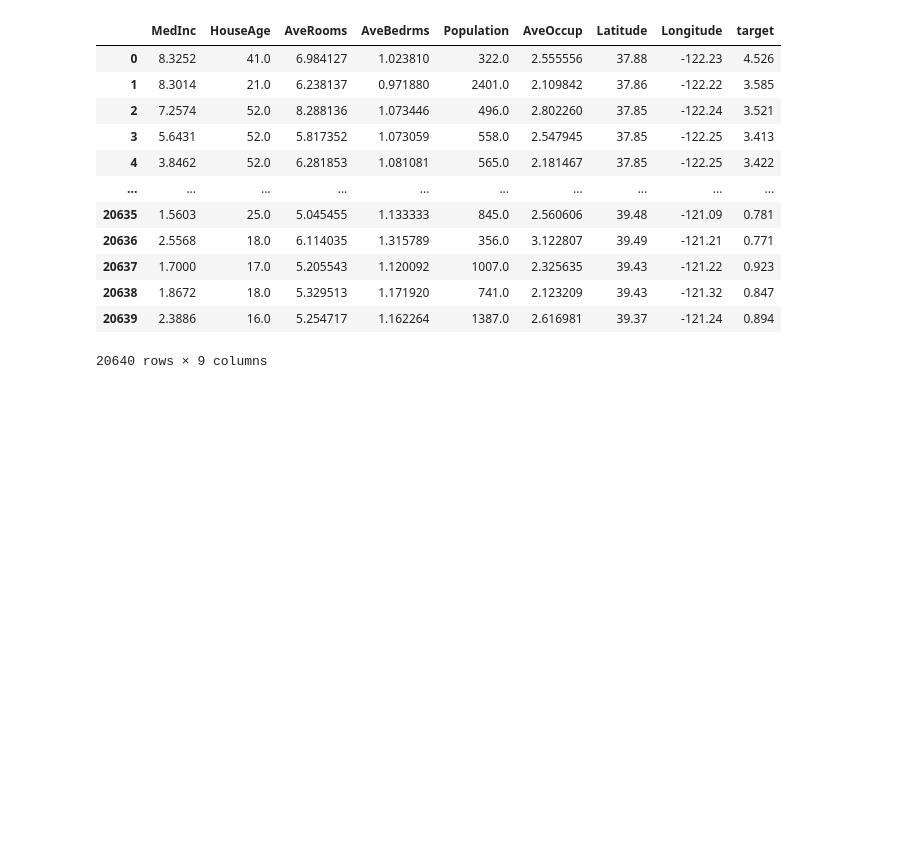
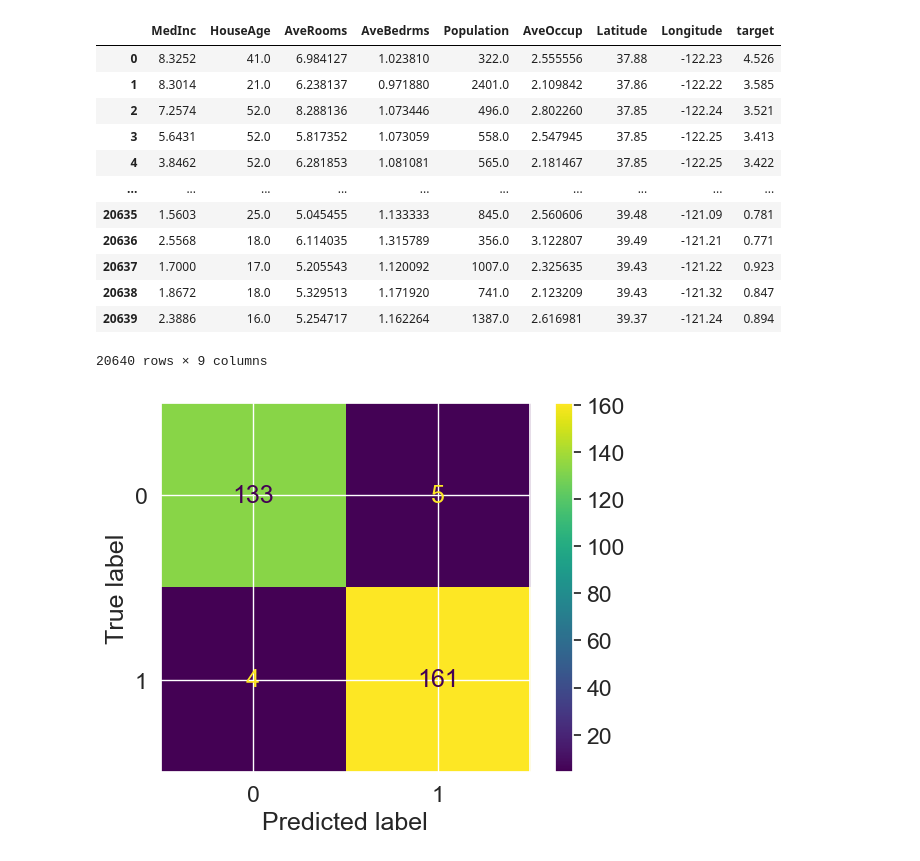
Before and after one commit to parthnijh/Machine-Learning-Course, a Jupyter notebook: SciKitLearn/Introduction To ScikitLearn.ipynb, the cells around one changed output. Saved outputs shown, nothing was run; the diff lists cells and outputs as text; code cells hidden in the pictures; blank space fills up the shorter version.

```diff
--- a/SciKitLearn/Introduction To ScikitLearn.ipynb
+++ b/SciKitLearn/Introduction To ScikitLearn.ipynb
@@ -964,3 +964,10 @@ sns.heatmap(cf,cmap="winter")
 | 20638 | 1.8672 | 18.0 | 5.329513 | 1.171920 | 741.0 | 2.123209 | 39.43 | -121.32 | 0.847 |
 | 20639 | 2.3886 | 16.0 | 5.254717 | 1.162264 | 1387.0 | 2.616981 | 39.37 | -121.24 | 0.894 |
 20640 rows × 9 columns
+# %%
+import sklearn
+from sklearn.metrics import ConfusionMatrixDisplay
+ConfusionMatrixDisplay.from_estimator(estimator=clf,X=X,y=y)
+plt.show()
+# %% [output]
+[figure, added]
```
Also changed, not shown: parts of 69 cells of this notebook, 6 other files.
